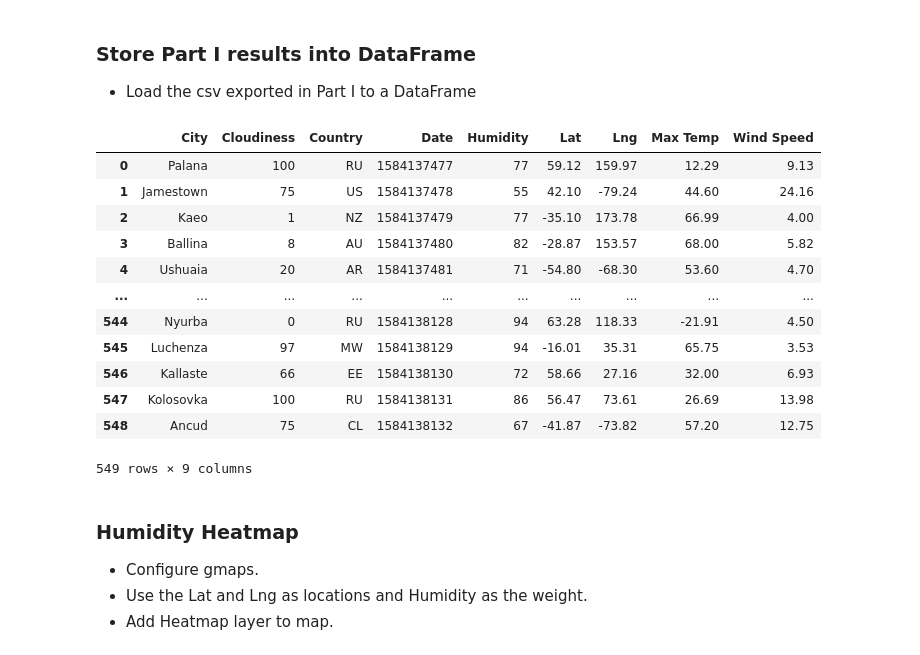
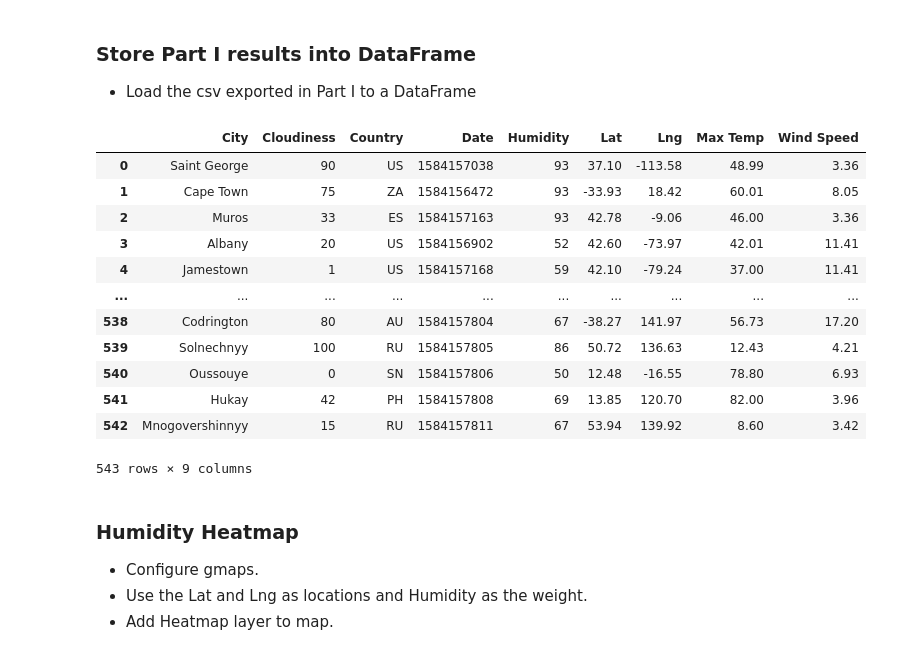
Before and after one commit to wisemantyr/openweather, a Jupyter notebook: VacationPy/VacationPy.ipynb, the cells around one changed output. Drawn from its saved outputs; the diff is of its cells as text; code cells hidden in the pictures.

```diff
--- a/VacationPy/VacationPy.ipynb
+++ b/VacationPy/VacationPy.ipynb
@@ -19,23 +19,23 @@ from api_keys import g_key
 ### Store Part I results into DataFrame
 * Load the csv exported in Part I to a DataFrame
 # %%
-city_data_path = "Output/city_data.csv"
+city_data_path = "../Output/city_data.csv"
 city_data_df = pd.read_csv(city_data_path)
 city_data_df
 # %% [output]
 |  | City | Cloudiness | Country | Date | Humidity | Lat | Lng | Max Temp | Wind Speed |
-| 0 | Palana | 100 | RU | 1584137477 | 77 | 59.12 | 159.97 | 12.29 | 9.13 |
-| 1 | Jamestown | 75 | US | 1584137478 | 55 | 42.10 | -79.24 | 44.60 | 24.16 |
-| 2 | Kaeo | 1 | NZ | 1584137479 | 77 | -35.10 | 173.78 | 66.99 | 4.00 |
-| 3 | Ballina | 8 | AU | 1584137480 | 82 | -28.87 | 153.57 | 68.00 | 5.82 |
-| 4 | Ushuaia | 20 | AR | 1584137481 | 71 | -54.80 | -68.30 | 53.60 | 4.70 |
+| 0 | Saint George | 90 | US | 1584157038 | 93 | 37.10 | -113.58 | 48.99 | 3.36 |
+| 1 | Cape Town | 75 | ZA | 1584156472 | 93 | -33.93 | 18.42 | 60.01 | 8.05 |
+| 2 | Muros | 33 | ES | 1584157163 | 93 | 42.78 | -9.06 | 46.00 | 3.36 |
+| 3 | Albany | 20 | US | 1584156902 | 52 | 42.60 | -73.97 | 42.01 | 11.41 |
+| 4 | Jamestown | 1 | US | 1584157168 | 59 | 42.10 | -79.24 | 37.00 | 11.41 |
 | ... | ... | ... | ... | ... | ... | ... | ... | ... | ... |
-| 544 | Nyurba | 0 | RU | 1584138128 | 94 | 63.28 | 118.33 | -21.91 | 4.50 |
-| 545 | Luchenza | 97 | MW | 1584138129 | 94 | -16.01 | 35.31 | 65.75 | 3.53 |
-| 546 | Kallaste | 66 | EE | 1584138130 | 72 | 58.66 | 27.16 | 32.00 | 6.93 |
-| 547 | Kolosovka | 100 | RU | 1584138131 | 86 | 56.47 | 73.61 | 26.69 | 13.98 |
-| 548 | Ancud | 75 | CL | 1584138132 | 67 | -41.87 | -73.82 | 57.20 | 12.75 |
+| 538 | Codrington | 80 | AU | 1584157804 | 67 | -38.27 | 141.97 | 56.73 | 17.20 |
+| 539 | Solnechnyy | 100 | RU | 1584157805 | 86 | 50.72 | 136.63 | 12.43 | 4.21 |
+| 540 | Oussouye | 0 | SN | 1584157806 | 50 | 12.48 | -16.55 | 78.80 | 6.93 |
+| 541 | Hukay | 42 | PH | 1584157808 | 69 | 13.85 | 120.70 | 82.00 | 3.96 |
+| 542 | Mnogovershinnyy | 15 | RU | 1584157811 | 67 | 53.94 | 139.92 | 8.60 | 3.42 |
-549 rows × 9 columns
+543 rows × 9 columns
 # %% [markdown]
 ### Humidity Heatmap
 * Configure gmaps.
```
Also changed, not shown: parts of 4 cells of this notebook, 15 other files.
